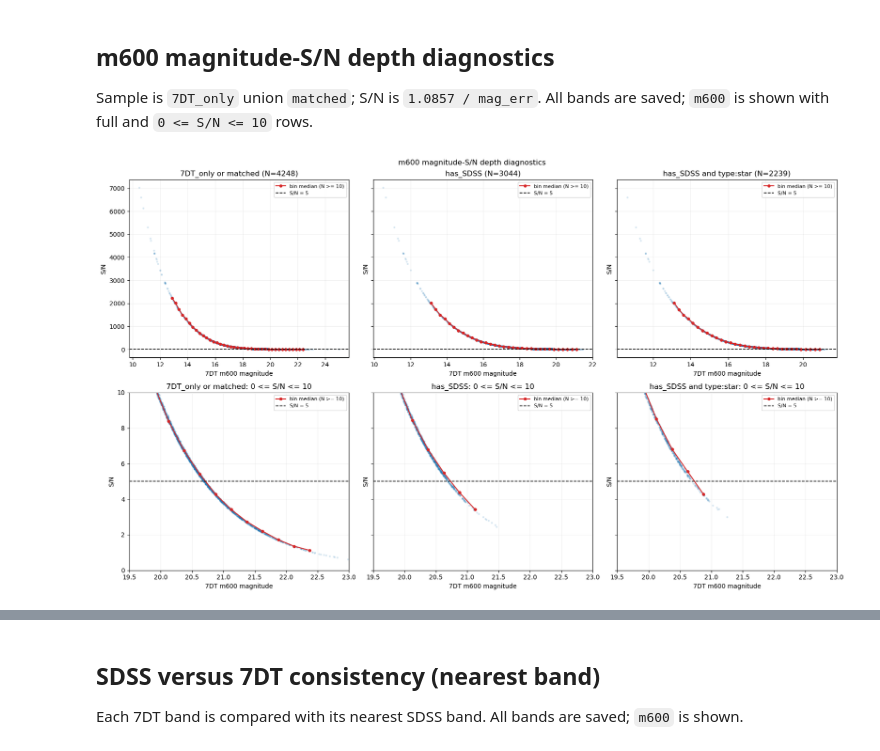
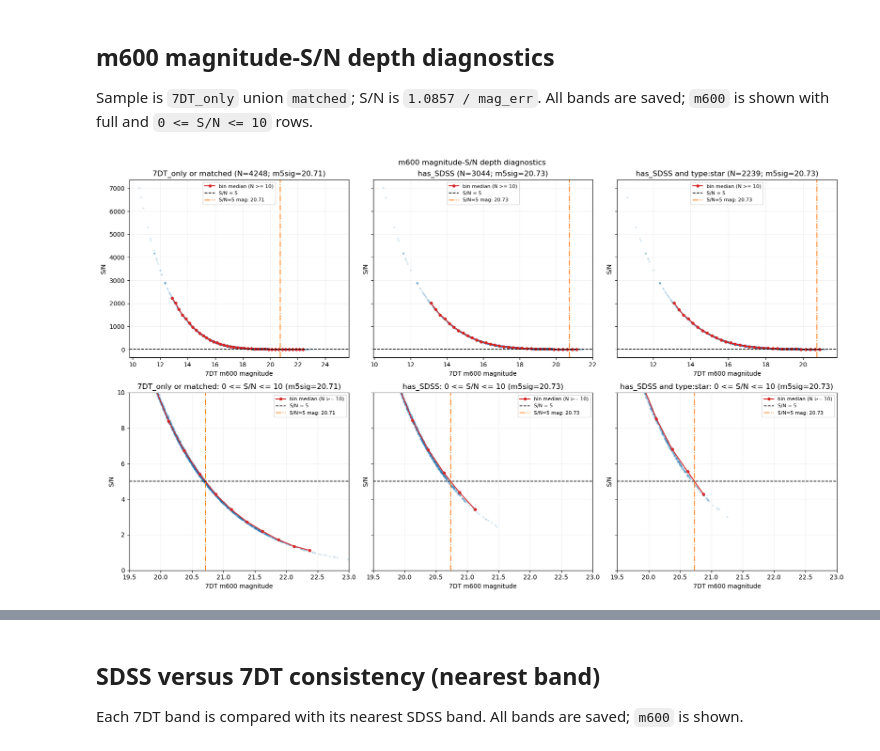
Before and after one commit to gxjudie/7DTonCOSMOS_photoz_validation, a Jupyter notebook: Notebooks/2.2_7DTdepthAnalysis.ipynb, the cells around one changed output, grey strips where cells are left out. Drawn from its saved outputs; the diff is of its cells as text; code cells hidden in the pictures.

```diff
--- a/Notebooks/2.2_7DTdepthAnalysis.ipynb
+++ b/Notebooks/2.2_7DTdepthAnalysis.ipynb
@@ -159,6 +475,26 @@ saved histograms for 20 bands to /Users/mac_seo/Research_local/7DTonCOSMOS/outpu
 Sample is `7DT_only` union `matched`; S/N is `1.0857 / mag_err`. All bands are saved; `m600` is shown with full and `0 <= S/N <= 10` rows.
 # %%
 # Magnitude-S/N diagnostics for every 7DT band (display: m600 only; all bands saved as PNG).
+def _sn5_limit(centers, medians, level=5.0):
+    # Median S/N falls with magnitude; linearly interpolate the bright-to-faint
+    # crossing of the S/N = level line. Returns nan when there is no crossing.
+    c = np.asarray(centers, dtype=float)
+    m = np.asarray(medians, dtype=float)
+    ok = np.isfinite(c) & np.isfinite(m)
+    c, m = c[ok], m[ok]
+    if c.size < 2:
+        return np.nan
+    order = np.argsort(c)
+    c, m = c[order], m[order]
+    below = np.where(m < level)[0]
+    if below.size == 0 or np.all(m < level):
+        return np.nan
+    i = int(below[0])
+    if i == 0 or not (m[i - 1] >= level > m[i]):
+        return np.nan
+    c0, m0, c1, m1 = c[i - 1], m[i - 1], c[i], m[i]
+    return float(c0 + (level - m0) * (c1 - c0) / (m1 - m0))
+
 def _depth_figure(band, mag, snr, base, save_path=None, show=False):
     conds = {
         '7DT_only or matched': base,
@@ -166,52 +502,68 @@ def _depth_figure(band, mag, snr, base, save_path=None, show=False):
         'has_SDSS and type:star': base & sdss_star,
     }
     bins = np.arange(np.floor(np.nanmin(mag[base])), np.ceil(np.nanmax(mag[base])) + 0.25, 0.25)
+    # Per-population bin medians and S/N=5 limiting magnitudes.
+    locus, m5 = {}, {}
+    for name, cond in conds.items():
+        x, y = mag[cond], snr[cond]
+        centers, medians = [], []
+        for left, right in zip(bins[:-1], bins[1:]):
+            sel = (x >= left) & (x < right)
+            # Require at least 10 sources so sparse bins do not drive depth estimates.
+            if np.count_nonzero(sel) >= 10:
+                centers.append((left + right) / 2)
+                medians.append(np.nanmedian(y[sel]))
+        locus[name] = (x, y, centers, medians)
+        m5[name] = _sn5_limit(centers, medians)
     fig, axes = plt.subplots(2, 3, figsize=(17, 10), sharey='row')
     crop = mag[base & (snr >= 0) & (snr <= 10)]
     crop_xlim = (np.floor(np.nanpercentile(crop, 0.5) * 2) / 2, np.ceil(np.nanpercentile(crop, 99.5) * 2) / 2)
     for col, (name, cond) in enumerate(conds.items()):
-        x, y = mag[cond], snr[cond]
+        x, y, centers, medians = locus[name]
+        lim = m5[name]
         for row in range(2):
             ax = axes[row, col]
             ax.scatter(x, y, s=5, alpha=0.12, color='C0', rasterized=True)
-            centers, medians = [], []
-            for left, right in zip(bins[:-1], bins[1:]):
-                sel = (x >= left) & (x < right)
-                if np.count_nonzero(sel) >= 10:
-                    centers.append((left + right) / 2)
-                    medians.append(np.nanmedian(y[sel]))
             ax.plot(centers, medians, 'o-', color='C3', markersize=4, linewidth=1.5, label='bin median (N >= 10)')
             ax.axhline(5, color='black', linestyle='--', linewidth=1.2, label='S/N = 5')
+            if np.isfinite(lim):
+                ax.axvline(lim, color='C1', linestyle='-.', linewidth=1.4, label=f'S/N=5 mag: {lim:.2f}')
             ax.set_xlabel(f'7DT {band} magnitude')
             ax.grid(alpha=0.2)
             ax.legend(fontsize=8)
-        axes[0, col].set_title(f'{name} (N={np.count_nonzero(cond)})')
+        tag = f'm5sig={lim:.2f}' if np.isfinite(lim) else 'm5sig=n/a'
+        axes[0, col].set_title(f'{name} (N={np.count_nonzero(cond)}; {tag})')
         axes[0, col].set_ylabel('S/N')
         axes[1, col].set_ylim(0, 10)
         axes[1, col].set_xlim(*crop_xlim)
-        axes[1, col].set_title(f'{name}: 0 <= S/N <= 10')
+        axes[1, col].set_title(f'{name}: 0 <= S/N <= 10 ({tag})')
         axes[1, col].set_ylabel('S/N')
     fig.suptitle(f'{band} magnitude-S/N depth diagnostics')
     fig.tight_layout()
     if save_path is not None:
         fig.savefig(save_path, dpi=150, bbox_inches='tight')
     if show:
         plt.show()
     else:
         plt.close(fig)
-    return conds
+    return conds, m5
 
+depth_rows = []
 for band in BANDS_7DT:
     mag = _finite_column(master, f'{band}_mag')
     err = _finite_column(master, f'{band}_mag_err')
     snr = 1.0857 / err
     valid = np.isfinite(mag)
     base = np.isin(master_class, ['7dt_only', 'matched']) & valid & np.isfinite(snr) & (err > 0)
-    conds = _depth_figure(band, mag, snr, base, save_path=SNR_DIR / f'{band}_mag_snr.png', show=(band == 'm600'))
+    conds, m5 = _depth_figure(band, mag, snr, base, save_path=SNR_DIR / f'{band}_mag_snr.png', show=(band == 'm600'))
+    depth_rows.append((band, *(m5[k] for k in ['7DT_only or matched', 'has_SDSS', 'has_SDSS and type:star'])))
     if band == 'm600':
-        print('Magnitude-S/N population counts:')
+        print('Magnitude-S/N population counts and S/N=5 limiting magnitudes:')
         for name, cond in conds.items():
-            print(f'{name:>24s}: N = {np.count_nonzero(cond)}')
+            print(f'{name:>24s}: N = {np.count_nonzero(cond)}, m5sig = {m5[name]:.2f}')
+print('band  m5sig(all)  m5sig(has_SDSS)  m5sig(star)')
+for band, a, b, c in depth_rows:
+    print(f'{band}  {a:.2f}  {b:.2f}  {c:.2f}')
 print(f'saved magnitude-S/N figures for {len(BANDS_7DT)} bands to {SNR_DIR}')
 # %% [output]
-[figure, old version]
+[figure, new version]
```
Also changed, not shown: parts of 7 cells of this notebook.
